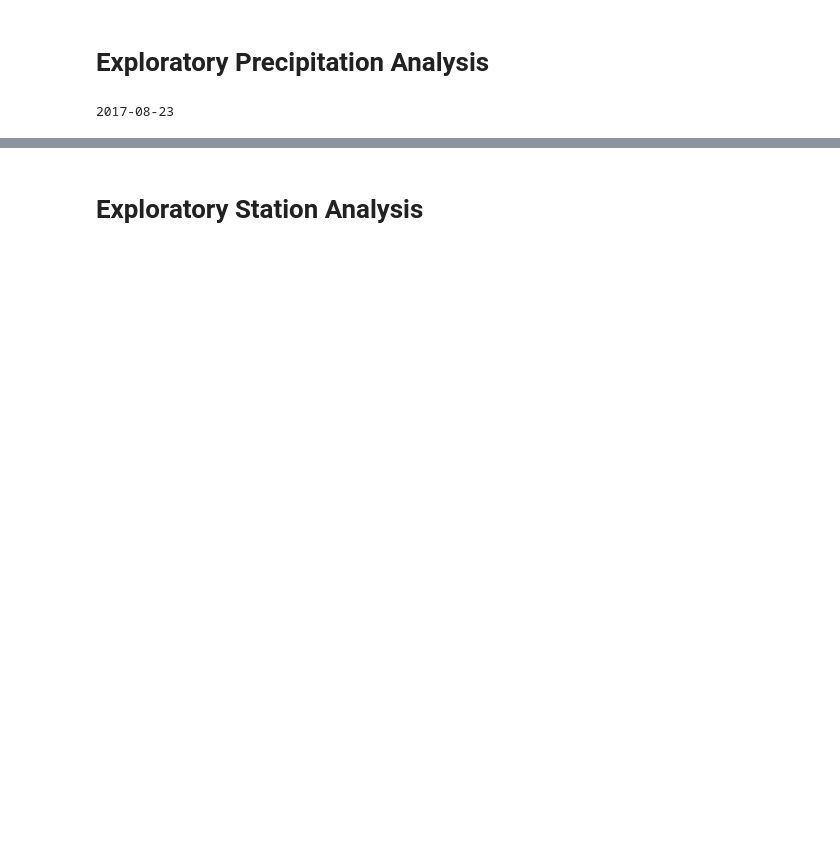
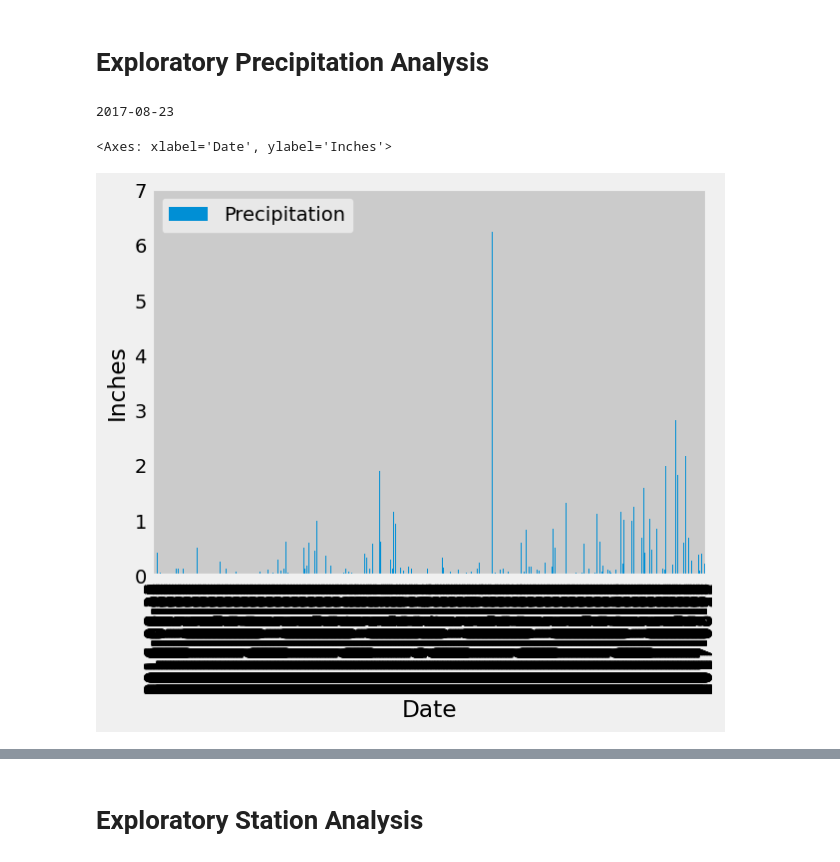
Before and after one commit to Shakermaker001/sqlalchemy-challenge, a Jupyter notebook: climate_starter.ipynb, the cells around one changed output, grey strips where cells are left out. Saved outputs shown, nothing was run; the diff lists cells and outputs as text; code cells hidden in the pictures; blank space fills up the shorter version.

```diff
--- a/climate_starter.ipynb
+++ b/climate_starter.ipynb
@@ -60,15 +56,13 @@ for date in session.query(measurement.date).order_by(measurement.date.desc()).fi
 # %%
 date = dt.datetime(2016, 8, 23)
 
 results = session.query(measurement.date,measurement.prcp).filter(measurement.date >= date).all()
 
 rainy_days_df = pd.DataFrame(results, columns=['Date', 'Precipitation']).dropna()
 
-
-
-# Sort the dataframe by date
-
-
-# Use Pandas Plotting with Matplotlib to plot the data
+rainy_days_df.plot(kind='bar', x='Date', y='Precipitation',xlabel='Date', ylabel='Inches')
+# %% [output]
+<Axes: xlabel='Date', ylabel='Inches'>
+[figure, added]
 # %%
 # Use Pandas to calculate the summary statistics for the precipitation data
```
Also changed, not shown: parts of 8 cells of this notebook, 1 other file.
